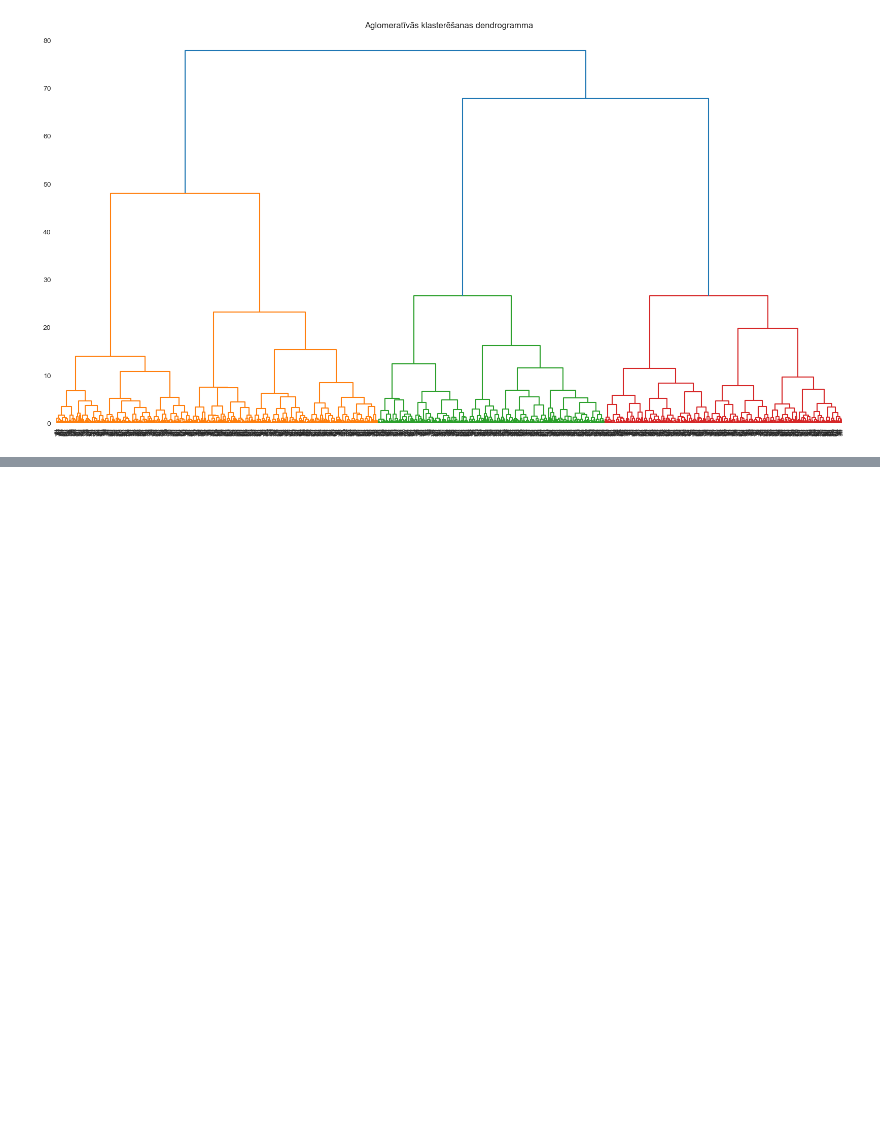
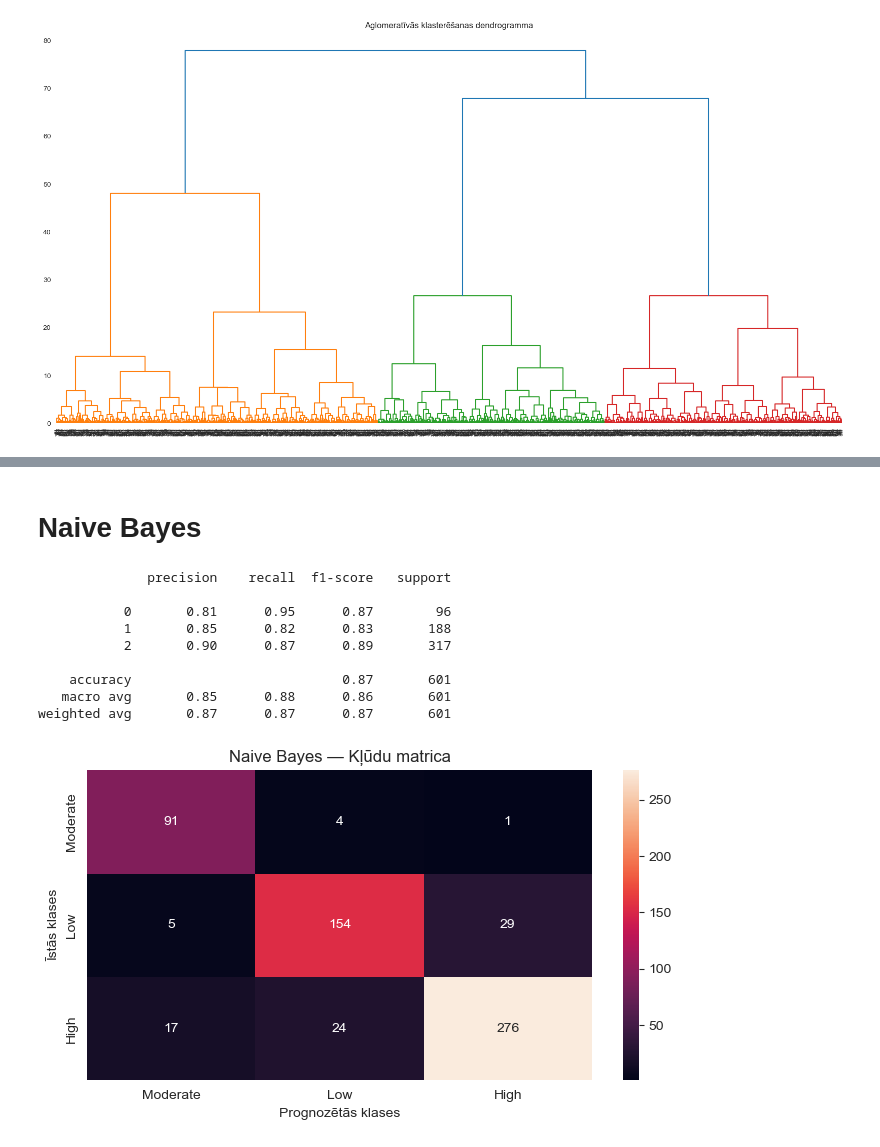
Before and after one commit to VladossK/ML2_darbs, a Jupyter notebook: main.ipynb, the cells around one changed output, grey strips where cells are left out. Saved outputs shown, nothing was run; the diff lists cells and outputs as text; code cells hidden in the pictures; blank space fills up the shorter version.

```diff
--- a/main.ipynb
+++ b/main.ipynb
@@ -296,8 +283,7 @@ weighted avg       0.85      0.85      0.85       601
 # %%
-#algoritma izmantošanai nepieciešamās bibliotēkas ielāde
 from sklearn.neighbors import KNeighborsClassifier
-#Tiek izveidots algoritma modelis ar 5 kaimiņiem
-KNN_MODEL = KNeighborsClassifier(n_neighbors=5)
-#Padodam izveidotajam modelim apmācības datu kopu
+KNN_MODEL = KNeighborsClassifier(n_neighbors=30,
+    metric='manhattan',
+    weights='uniform')
 KNN_MODEL.fit(X_apmacibas, y_apmacibas)
 # %% [output]
@@ -330 +320,50 @@ weighted avg       0.97      0.97      0.97       601
 [figure]
+# %% [markdown]
+# Naive Bayes
+# %%
+from sklearn.naive_bayes import GaussianNB
+from sklearn.metrics import classification_report, confusion_matrix
+
+# Naive Bayes modeļa izveide
+model_nb = GaussianNB(var_smoothing=1e-2)
+
+# Modeļa apmācība
+model_nb.fit(X_apmacibas, y_apmacibas)
+
+# Prognozējam testa datu klases
+y_pred_nb = model_nb.predict(X_testa)
+
+# Saglabājam kļūdu matricu vizualizācijai
+kludu_matrica_nb = confusion_matrix(y_testa, y_pred_nb)
+# %%
+import seaborn as sns
+import matplotlib.pyplot as plt
+
+plt.figure(figsize=(7, 4))
+sns.heatmap(
+    kludu_matrica_nb,
+    annot=True,
+    fmt='g',
+    xticklabels=df['Stress_Level'].unique(),
+    yticklabels=df['Stress_Level'].unique()
+)
+
+
+print(classification_report(y_testa, y_pred_nb, zero_division=0))
+
+plt.title("Naive Bayes — Kļūdu matrica")
+plt.xlabel("Prognozētās klases")
+plt.ylabel("Īstās klases")
+plt.tight_layout()
+plt.show()
+# %% [output]
+              precision    recall  f1-score   support
+
+           0       0.81      0.95      0.87        96
+           1       0.85      0.82      0.83       188
+           2       0.90      0.87      0.89       317
+
+    accuracy                           0.87       601
+   macro avg       0.85      0.88      0.86       601
+weighted avg       0.87      0.87      0.87       601
+[figure, added]
```
Also changed, not shown: parts of 18 cells of this notebook, 3 other files.
